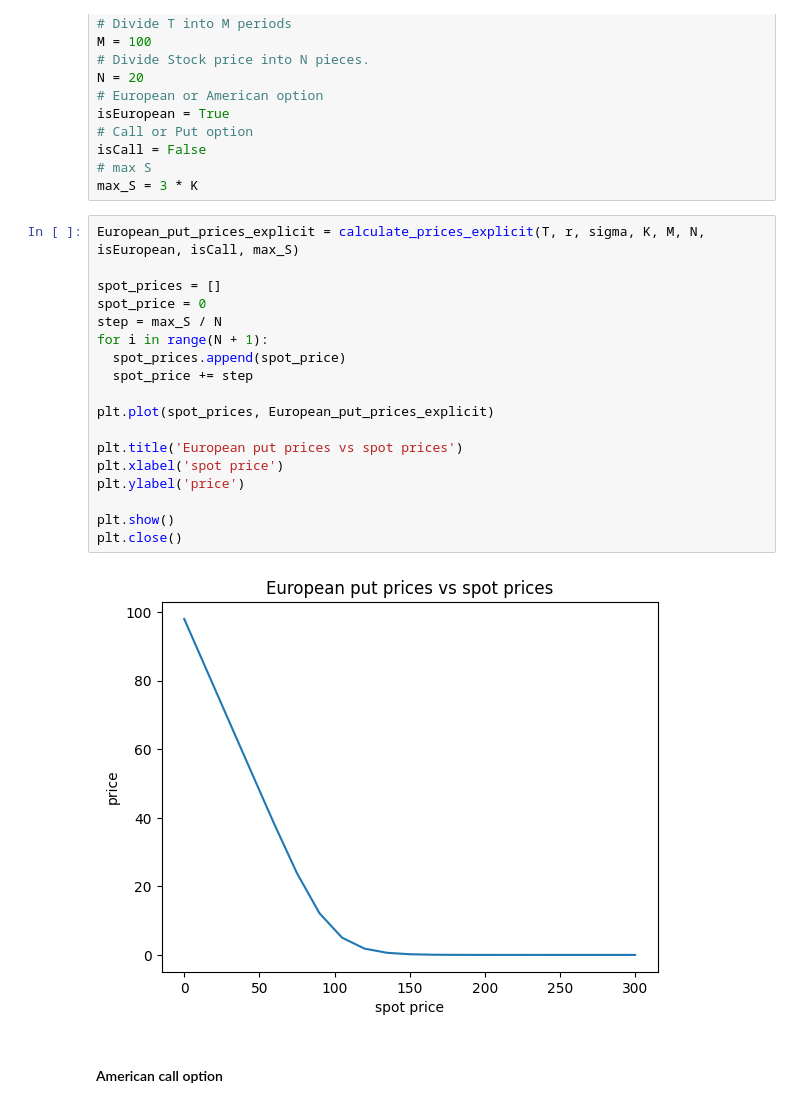
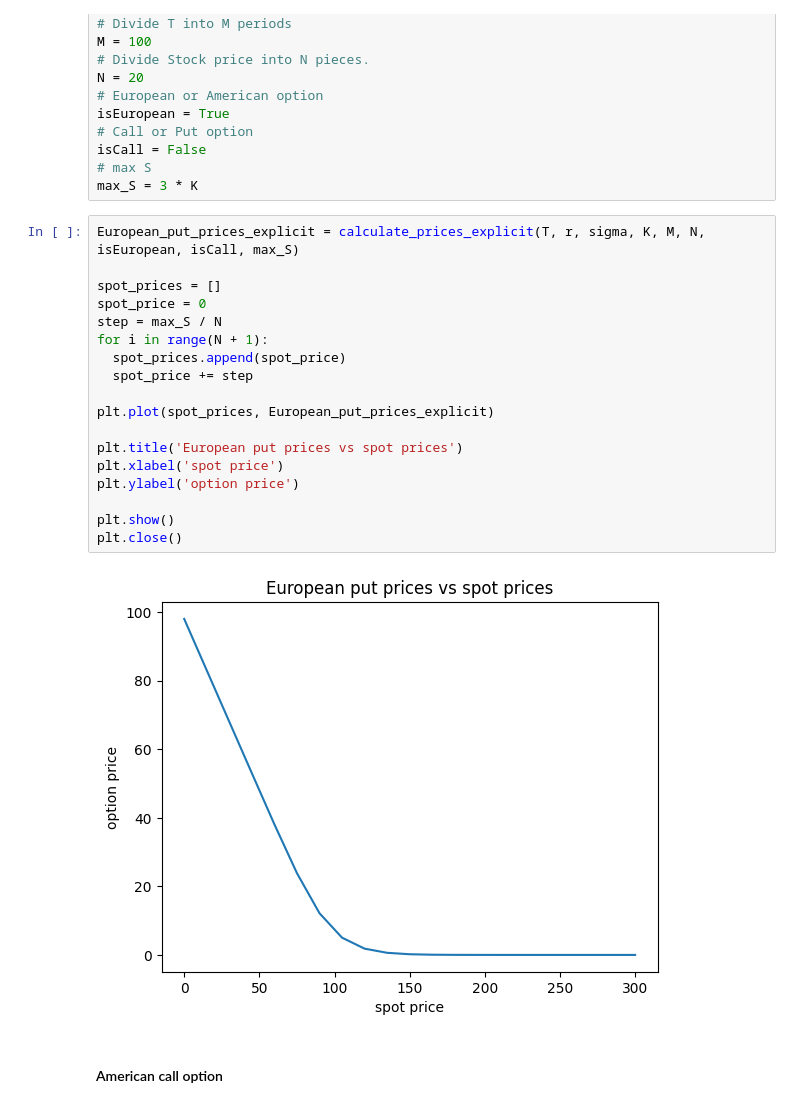
Before and after one commit to Awaish0419/FiniteDifferencePDE, a Jupyter notebook: VanillaOptionFiniteDifferencePDE.ipynb, the cells around one changed output. Cells and saved outputs as stored; diff of their text form.

```diff
--- a/VanillaOptionFiniteDifferencePDE.ipynb
+++ b/VanillaOptionFiniteDifferencePDE.ipynb
@@ -327,23 +327,23 @@ max_S = 3 * K
 # %%
 European_put_prices_explicit = calculate_prices_explicit(T, r, sigma, K, M, N, isEuropean, isCall, max_S)
 
 spot_prices = []
 spot_price = 0
 step = max_S / N
 for i in range(N + 1):
   spot_prices.append(spot_price)
   spot_price += step
 
 plt.plot(spot_prices, European_put_prices_explicit)
 
 plt.title('European put prices vs spot prices')
 plt.xlabel('spot price')
-plt.ylabel('price')
+plt.ylabel('option price')
 
 plt.show()
 plt.close()
 # %% [output]
-[figure, old version]
+[figure, new version]
 # %% [markdown]
 #### American call option
 # %%
```
Also changed, not shown: parts of 15 cells of this notebook.
